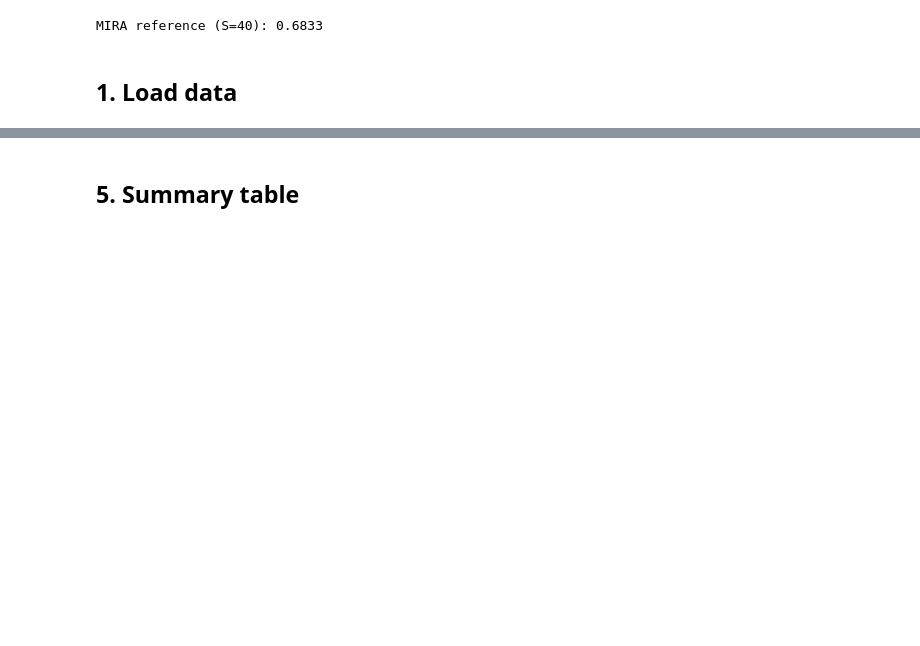
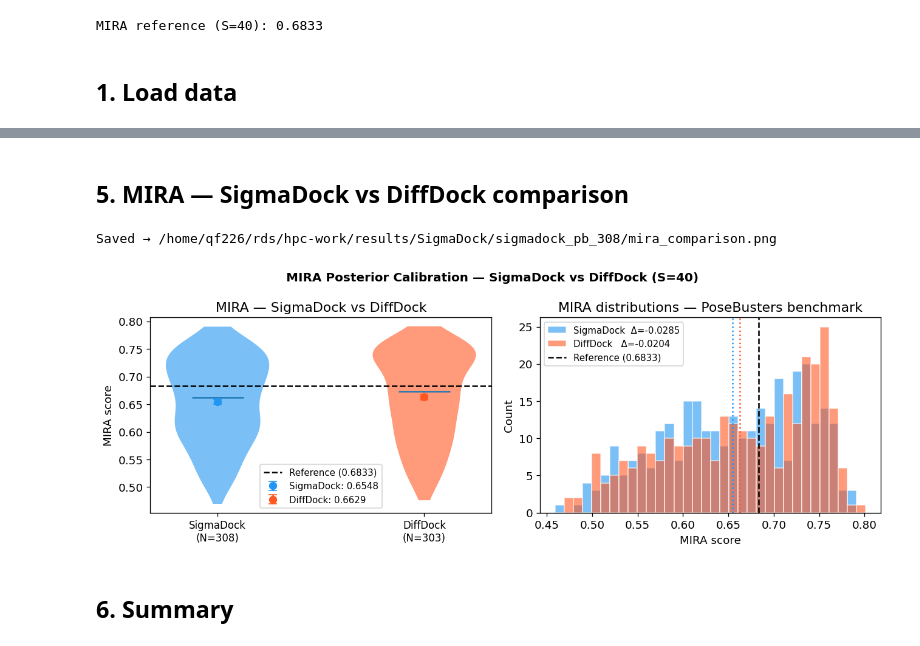
Before and after one commit to quentin-fuchs/MasterThesis, a Jupyter notebook: notebooks/06_mira_tarp_analysis.ipynb, the cells around one changed output, grey strips where cells are left out. Drawn from its saved outputs; the diff is of its cells as text; code cells hidden in the pictures; blank space fills up the shorter version.

```diff
--- a/notebooks/06_mira_tarp_analysis.ipynb
+++ b/notebooks/06_mira_tarp_analysis.ipynb
@@ -151,3 +183,59 @@ Saved → /home/qf226/rds/hpc-work/results/SigmaDock/sigmadock_pb_308/mira_tarp_
+# %% [markdown]
+## 5. MIRA — SigmaDock vs DiffDock comparison
+# %%
+fig, axes = plt.subplots(1, 2, figsize=(11, 4))
+
+# ── Left: side-by-side violin ─────────────────────────────────────────────────
+ax = axes[0]
+datasets = [
+    (sd_mira_scores, SD_C, f'SigmaDock\n(N={len(sd_mira_scores)})'),
+    (dd_mira_scores, DD_C, f'DiffDock\n(N={len(dd_mira_scores)})'),
+]
+vp = ax.violinplot([d for d, _, _ in datasets], positions=[0, 1],
+                   showmedians=True, showextrema=False)
+for body, (_, color, _) in zip(vp['bodies'], datasets):
+    body.set_facecolor(color); body.set_alpha(0.6)
+for i, (scores, color, label) in enumerate(datasets):
+    se = scores.std() / np.sqrt(len(scores))
+    ax.errorbar(i, scores.mean(), yerr=se, fmt='o', color=color,
+                capsize=4, ms=7, zorder=5, label=f'{label.split(chr(10))[0]}: {scores.mean():.4f}')
+ax.axhline(MIRA_REF, color='k', lw=1.5, ls='--', label=f'Reference ({MIRA_REF:.4f})')
+ax.set_xticks([0, 1])
+ax.set_xticklabels([lbl for _, _, lbl in datasets], fontsize=10)
+ax.set_ylabel('MIRA score')
+ax.set_title('MIRA — SigmaDock vs DiffDock')
+ax.legend(fontsize=9)
+
+# ── Right: overlapping histograms ────────────────────────────────────────────
+ax = axes[1]
+bins = np.linspace(
+    min(sd_mira_scores.min(), dd_mira_scores.min()) - 0.01,
+    max(sd_mira_scores.max(), dd_mira_scores.max()) + 0.01,
+    35,
+)
+ax.hist(sd_mira_scores, bins=bins, color=SD_C, alpha=0.6, edgecolor='white',
+        label=f'SigmaDock  Δ={sd_mira_scores.mean()-MIRA_REF:+.4f}')
+ax.hist(dd_mira_scores, bins=bins, color=DD_C, alpha=0.6, edgecolor='white',
+        label=f'DiffDock   Δ={dd_mira_scores.mean()-MIRA_REF:+.4f}')
+ax.axvline(MIRA_REF, color='k', lw=1.5, ls='--',
+           label=f'Reference ({MIRA_REF:.4f})')
+ax.axvline(sd_mira_scores.mean(), color=SD_C, lw=1.5, ls=':')
+ax.axvline(dd_mira_scores.mean(), color=DD_C, lw=1.5, ls=':')
+ax.set_xlabel('MIRA score')
+ax.set_ylabel('Count')
+ax.set_title('MIRA distributions — PoseBusters benchmark')
+ax.legend(fontsize=9)
+
+fig.suptitle('MIRA Posterior Calibration — SigmaDock vs DiffDock (S=40)',
+             fontsize=12, fontweight='bold')
+fig.tight_layout()
+out = f'{SD_RESULTS}/mira_comparison.png'
+fig.savefig(out, dpi=150, bbox_inches='tight')
+print(f'Saved → {out}')
+plt.show()
+# %% [output]
+Saved → /home/qf226/rds/hpc-work/results/SigmaDock/sigmadock_pb_308/mira_comparison.png
+[figure, added]
 # %% [markdown]
-## 5. Summary table
+## 6. Summary
 # %%
```
Also changed, not shown: parts of 14 cells of this notebook, 1 other file.
